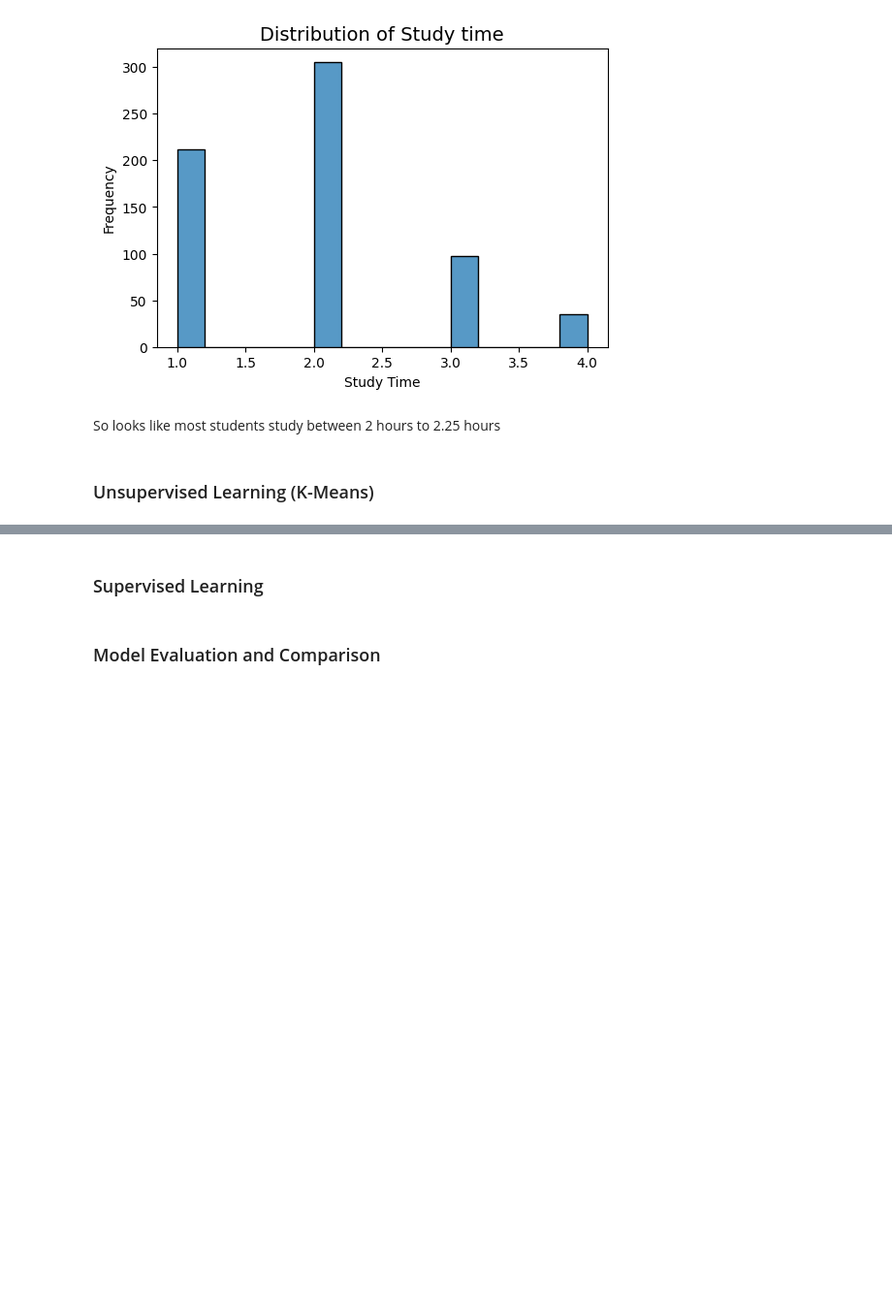
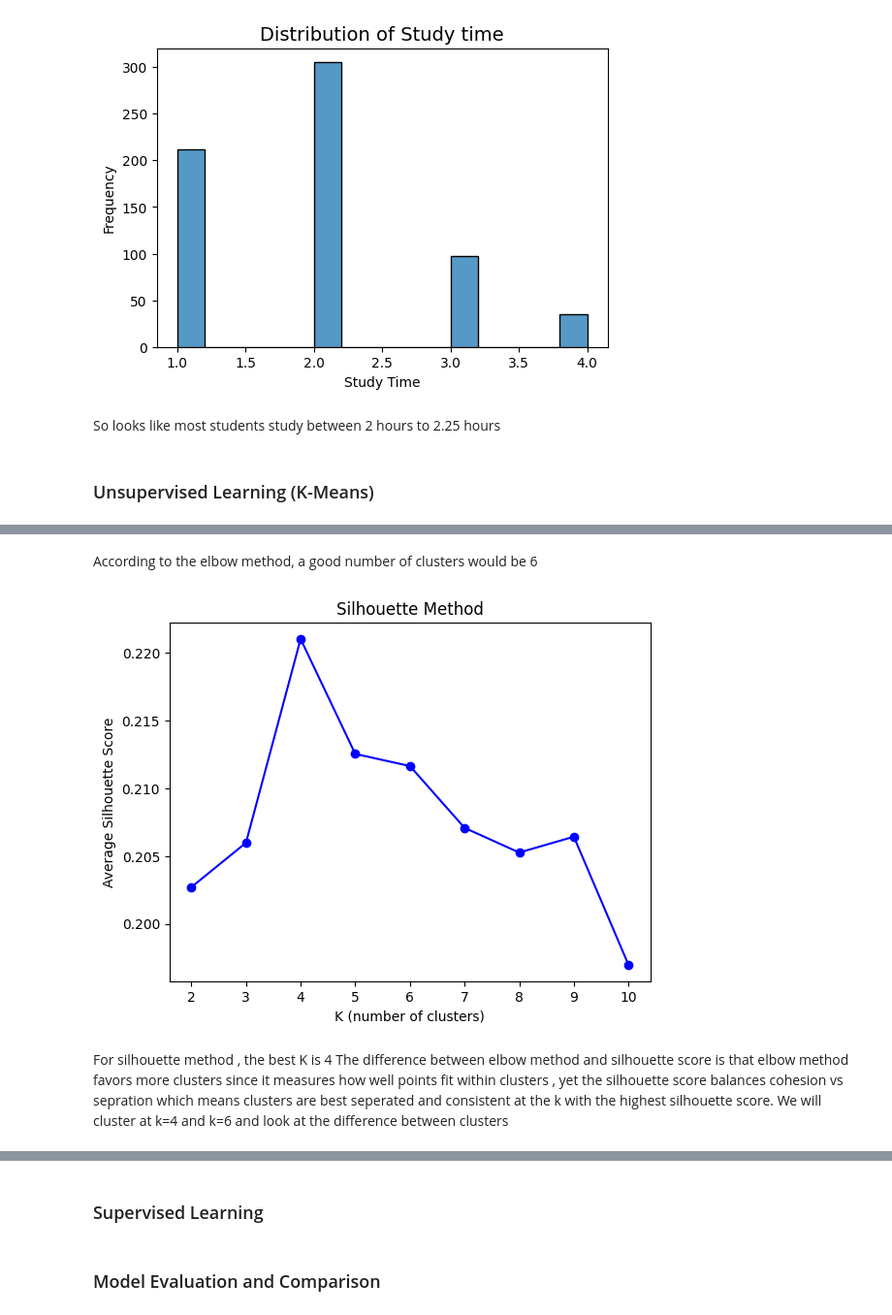
Before and after one commit to Habibahammadprogrammer/StudentsPerformance, a Jupyter notebook: Notebooks/FinalProject.ipynb, the cells around one changed output, grey strips where cells are left out. Shown at 97% size. Drawn from its saved outputs; the diff is of its cells as text; code cells hidden in the pictures; blank space fills up the shorter version.

```diff
--- a/Notebooks/FinalProject.ipynb
+++ b/Notebooks/FinalProject.ipynb
@@ -805,0 +843,19 @@ So looks like most students study between 2 hours to 2.25 hours
+# %% [markdown]
+According to the elbow method, a good number of clusters would be 6
+# %%
+from sklearn.metrics import silhouette_score
+silhouette=[]
+for k in K:
+    kmeans=KMeans(n_clusters=k,random_state=42,n_init=10)
+    labels=kmeans.fit_predict(X)
+    silhouette.append(silhouette_score(X,labels))
+plt.plot(K,silhouette,'-bo')
+plt.xlabel('K (number of clusters)')
+plt.ylabel('Average Silhouette Score')
+plt.title('Silhouette Method')
+plt.show()
+# %% [output]
+[figure, added]
+# %% [markdown]
+For silhouette method , the best K is 4
+The difference between elbow method and silhouette score is that elbow method favors more clusters since it measures how well points fit within clusters , yet the silhouette score balances cohesion vs sepration which means clusters are best seperated and consistent at the k with the highest silhouette score. We will cluster at k=4 and k=6 and look at the difference between clusters
```
Also changed, not shown: parts of 17 cells of this notebook.
